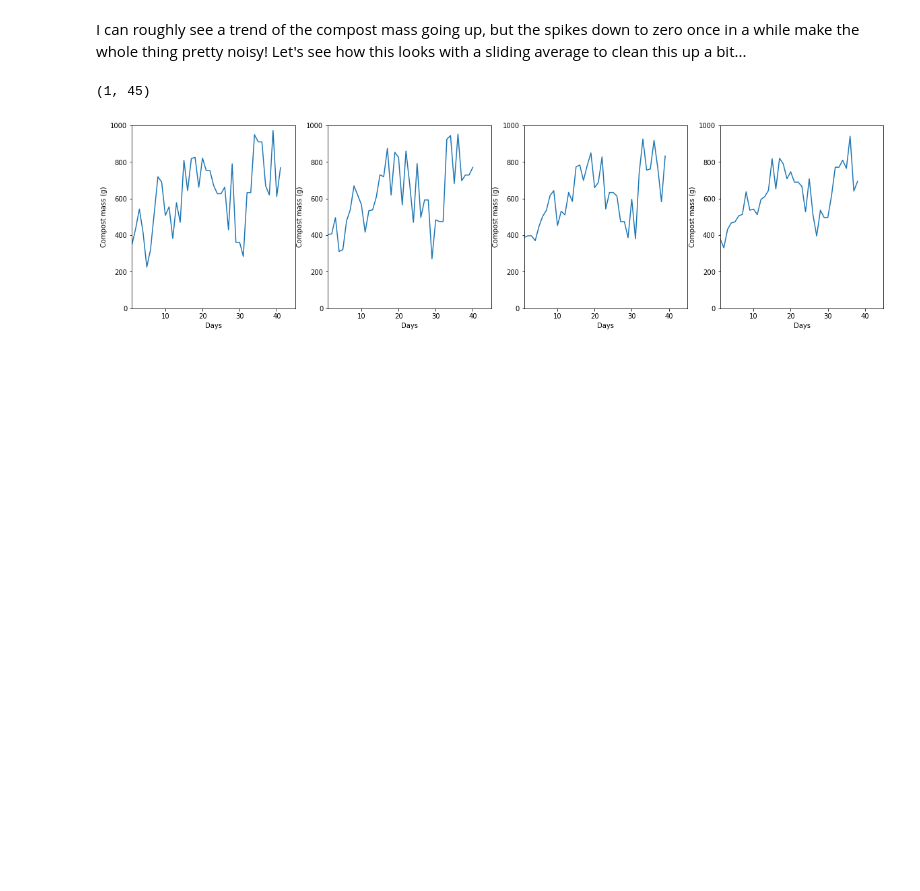
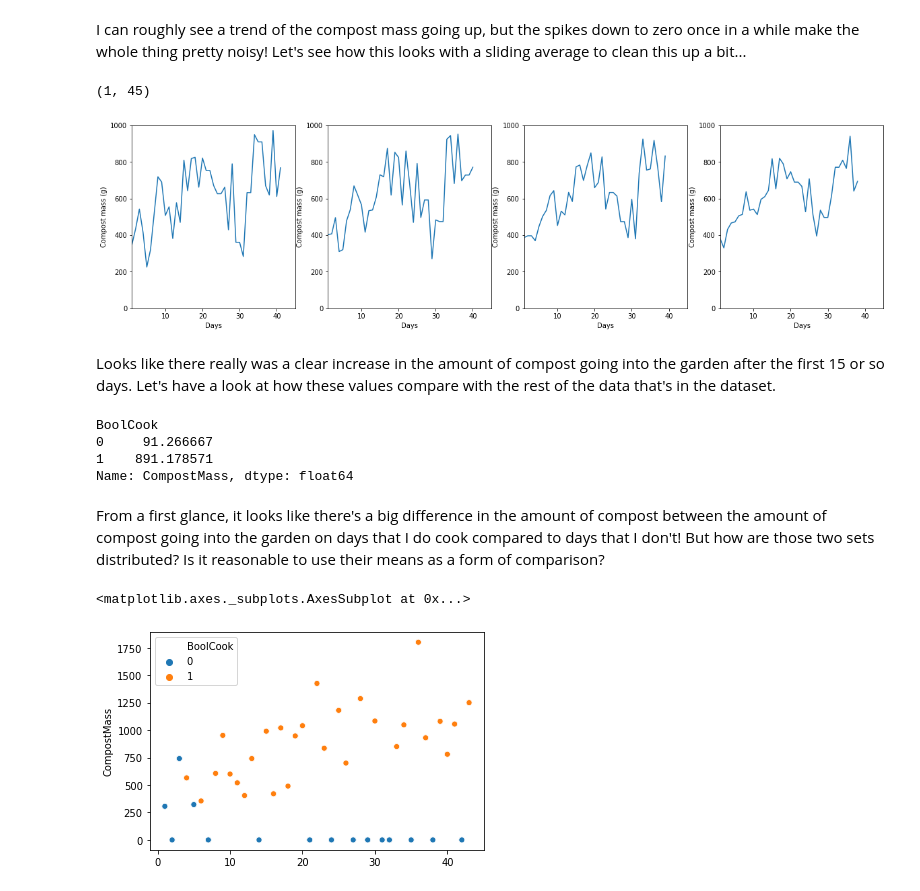
Before and after one commit to ptizei/MiscAnalyses, a Jupyter notebook: CompostAnalysesForBlogpost.ipynb, the cells around one changed output. Drawn from its saved outputs; the diff is of its cells as text; code cells hidden in the pictures; blank space fills up the shorter version.

```diff
--- a/CompostAnalysesForBlogpost.ipynb
+++ b/CompostAnalysesForBlogpost.ipynb
@@ -110,3 +110,21 @@ plt.xlim([1,45])
 # %% [output]
 (1, 45)
 [figure]
+# %% [markdown]
+Looks like there really was a clear increase in the amount of compost going into the garden after the first 15 or so days. Let's have a look at how these values compare with the rest of the data that's in the dataset.
+# %%
+dfCompost.groupby('BoolCook')['CompostMass'].mean()
+# %% [output]
+BoolCook
+0     91.266667
+1    891.178571
+Name: CompostMass, dtype: float64
+# %% [markdown]
+From a first glance, it looks like there's a big difference in the amount of compost between the amount of compost going into the garden on days that I do cook compared to days that I don't! But how are those two sets distributed? Is it reasonable to use their means as a form of comparison?
+# %%
+xVals=np.arange(1,len(dfCompost.CompostMass)+1,1)
+len(xVals)
+sns.scatterplot(x = xVals, y = dfCompost.CompostMass, hue = dfCompost.BoolCook)
+# %% [output]
+<matplotlib.axes._subplots.AxesSubplot at 0x...>
+[figure, added]
```
Also changed, not shown: parts of 2 cells of this notebook.
